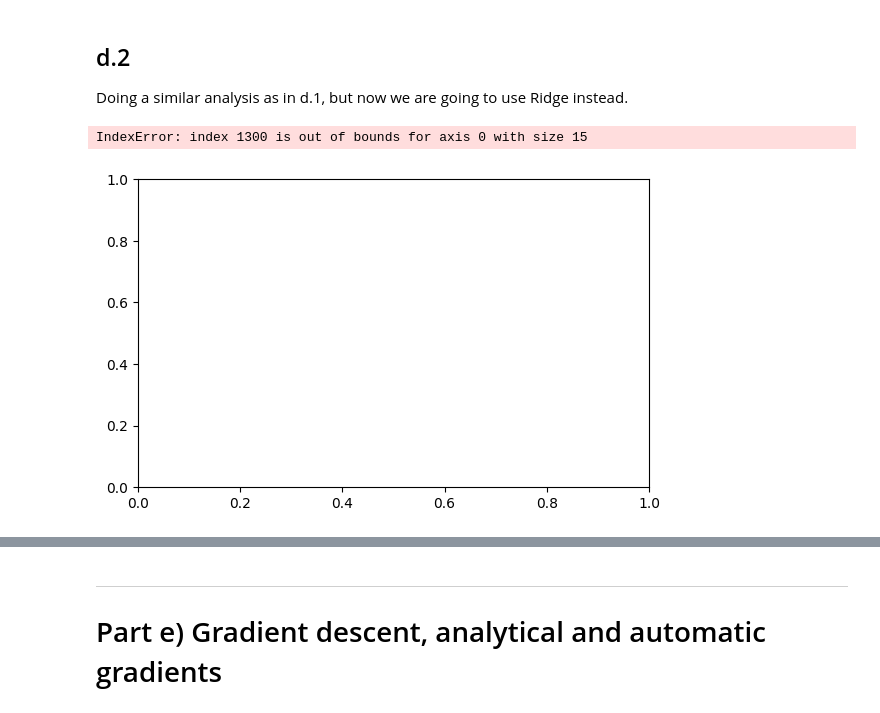
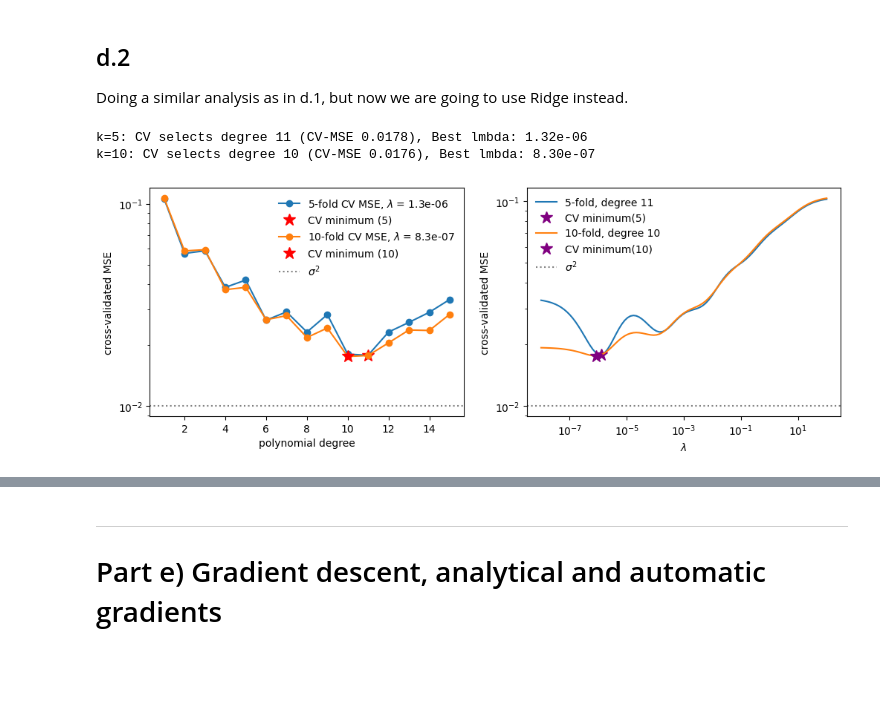
Before and after one commit to GardKL/Project1, a Jupyter notebook: Project1/code/Project1.ipynb, the cells around one changed output, grey strips where cells are left out. Drawn from its saved outputs; the diff is of its cells as text; code cells hidden in the pictures; blank space fills up the shorter version.

```diff
--- a/Project1/code/Project1.ipynb
+++ b/Project1/code/Project1.ipynb
@@ -781,26 +806,55 @@ k=10: CV selects degree 12 (CV-MSE 0.0173)
 Doing a similar analysis as in d.1, but now we are going to use Ridge instead.
 # %%
 nlambdas = 100
-lambdas = np.logspace(-3, 5, nlambdas)
+lambdas = np.logspace(-8, 2, nlambdas)
 ridge_cv = {}
 
-N = len(X) #number of data points Ridge trains on in each k-fold
+N = len(X)
 
 for k in k_list:
     kfold = KFold(n_splits=k, shuffle=True, random_state=2026)
     ridge_cv[k] = []
     n_fold = N * (k -1) // k
 
     for deg in degrees:
         for lmb in lambdas:
             model = make_pipeline(PolynomialFeatures(degree=deg, include_bias = False),StandardScaler(), Ridge(alpha=n_fold*lmb))
             scores = -cross_val_score(model, X, y_n, scoring = "neg_mean_squared_error" , cv = kfold)
 
             ridge_cv[k].append(scores.mean())
 
 
-# TODO, reshape ridge_cv to a 2d array (degrees, and lambdas seperate)
-# TODO, plot, and print results
+
+
+fig, (ax1,ax2) = plt.subplots(1,2,figsize=(12, 4.0))
+for k in k_list:
+    ridge_cv[k] = np.array(ridge_cv[k]).reshape(len(degrees), nlambdas)
+
+    i, j = np.unravel_index(np.argmin(ridge_cv[k]), ridge_cv[k].shape)
+    best_deg = degrees[i]
+    best_lmb = lambdas[j]
+    best_mse = ridge_cv[k][i,j]
+
+    print(f"k={k}: CV selects degree {best_deg} (CV-MSE {best_mse:.4f}), Best lmbda: {best_lmb:.2e}")
+
+    ax1.plot(degrees, ridge_cv[k][:,j], "o-", label=f"{k}-fold CV MSE, $\\lambda$ = {best_lmb:.2}")
+    ax1.plot(best_deg, best_mse, "*", color="red", ms=12, label=f"CV minimum ({k})")
+    ax2.plot(lambdas, ridge_cv[k][i,:], "-", label=f"{k}-fold, degree {best_deg}")
+    ax2.plot(best_lmb,best_mse, "*", color="purple", ms=12, label=f"CV minimum({k})")
+
+ax1.axhline(0.1**2, color = "gray", linestyle = ":", label = r"$\sigma^2$")
+ax2.axhline(0.1**2, color = "gray", linestyle = ":", label = r"$\sigma^2$")
+ax1.set_yscale("log")
+ax1.set_xlabel("polynomial degree")
+ax1.set_ylabel("cross-validated MSE")
+ax1.legend(frameon=False)
+ax2.set_xscale("log")
+ax2.set_yscale("log")
+ax2.set_xlabel(r"$\lambda$")
+ax2.set_ylabel("cross-validated MSE")
+ax2.legend(frameon = False)
+plt.show()
 # %% [output]
-IndexError: index 1300 is out of bounds for axis 0 with size 15
+k=5: CV selects degree 11 (CV-MSE 0.0178), Best lmbda: 1.32e-06
+k=10: CV selects degree 10 (CV-MSE 0.0176), Best lmbda: 8.30e-07
-[figure, old version]
+[figure, new version]
```
Also changed, not shown: parts of 4 cells of this notebook.
